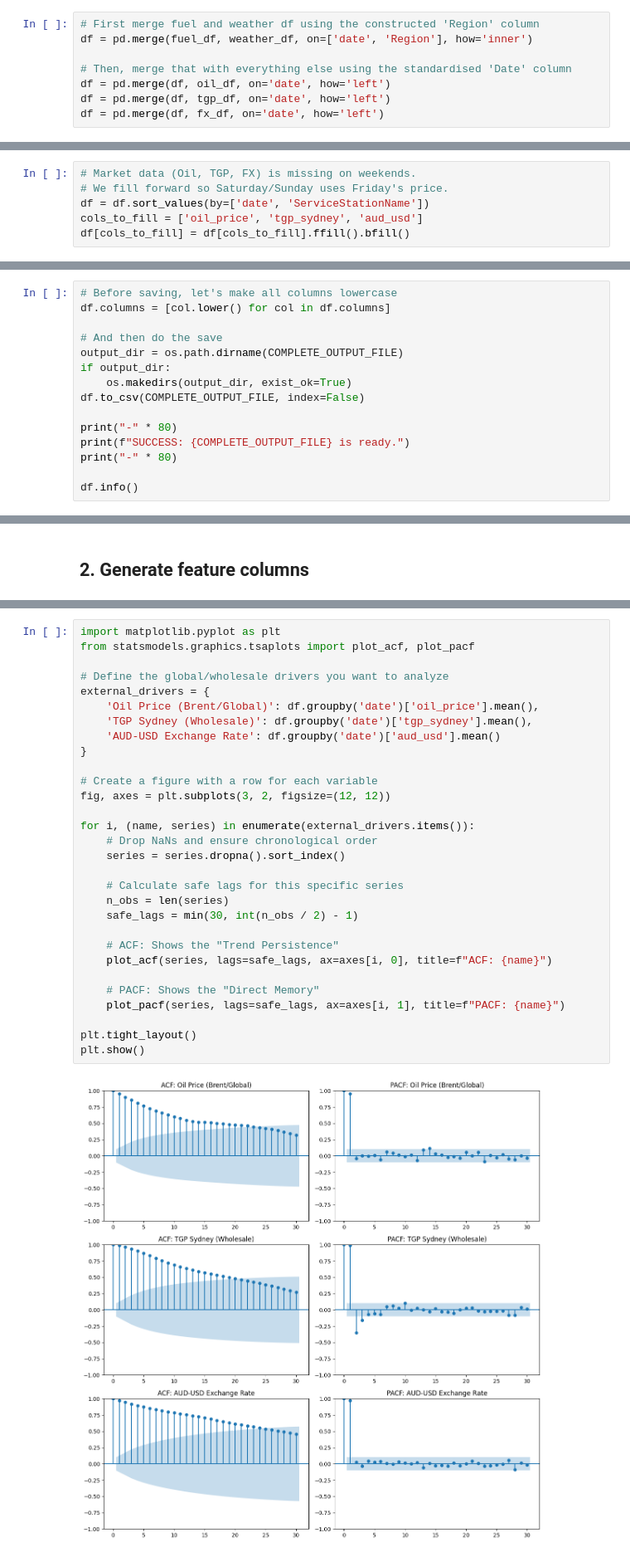
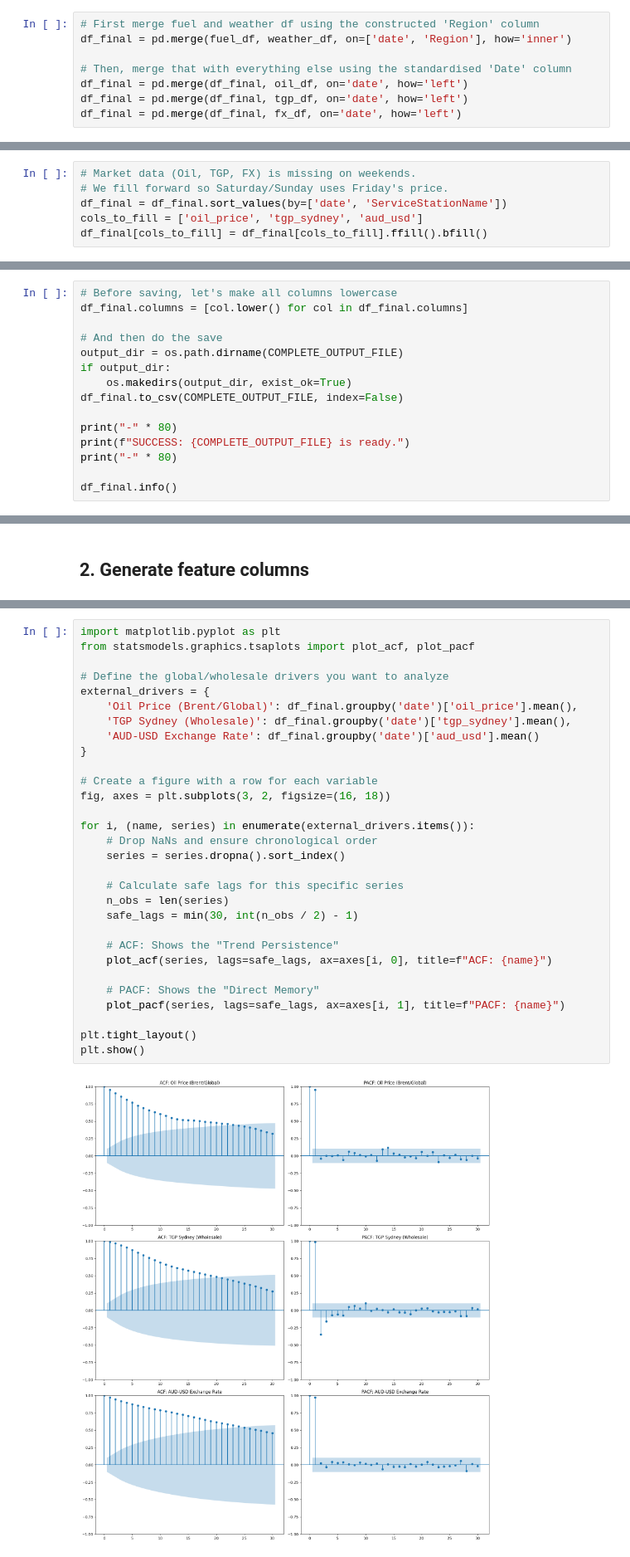
Before and after one commit to tim-fan1/engg2112, a Jupyter notebook: main.ipynb, the cells around one changed output, grey strips where cells are left out. Shown at 83% size. Drawn from its saved outputs; the diff is of its cells as text.

Commit message:
merge tim/pricedelta into tim/validation

```diff
--- a/main.ipynb
+++ b/main.ipynb
@@ -103,37 +102,37 @@ fuel_df['Region'] = fuel_df['Postcode'].apply(assign_region)
 ### (d) Merging individual datasets
 # %%
 # First merge fuel and weather df using the constructed 'Region' column
-df = pd.merge(fuel_df, weather_df, on=['date', 'Region'], how='inner')
+df_final = pd.merge(fuel_df, weather_df, on=['date', 'Region'], how='inner')
 
 # Then, merge that with everything else using the standardised 'Date' column
-df = pd.merge(df, oil_df, on='date', how='left')
-df = pd.merge(df, tgp_df, on='date', how='left')
-df = pd.merge(df, fx_df, on='date', how='left')
+df_final = pd.merge(df_final, oil_df, on='date', how='left')
+df_final = pd.merge(df_final, tgp_df, on='date', how='left')
+df_final = pd.merge(df_final, fx_df, on='date', how='left')
 # %% [markdown]
 ### (e) Filling weekend gaps in market data
 # %%
 # Market data (Oil, TGP, FX) is missing on weekends.
 # We fill forward so Saturday/Sunday uses Friday's price.
-df = df.sort_values(by=['date', 'ServiceStationName'])
+df_final = df_final.sort_values(by=['date', 'ServiceStationName'])
 cols_to_fill = ['oil_price', 'tgp_sydney', 'aud_usd']
-df[cols_to_fill] = df[cols_to_fill].ffill().bfill()
+df_final[cols_to_fill] = df_final[cols_to_fill].ffill().bfill()
 # %% [markdown]
 ### (f) Saving complete dataset to output file
 # %%
 # Before saving, let's make all columns lowercase
-df.columns = [col.lower() for col in df.columns]
+df_final.columns = [col.lower() for col in df_final.columns]
 
 # And then do the save
 output_dir = os.path.dirname(COMPLETE_OUTPUT_FILE)
 if output_dir:
     os.makedirs(output_dir, exist_ok=True)
-df.to_csv(COMPLETE_OUTPUT_FILE, index=False)
+df_final.to_csv(COMPLETE_OUTPUT_FILE, index=False)
 
 print("-" * 80)
 print(f"SUCCESS: {COMPLETE_OUTPUT_FILE} is ready.")
 print("-" * 80)
 
-df.info()
+df_final.info()
 # %% [output]
 --------------------------------------------------------------------------------
 SUCCESS: datasets/YEAR_COMPLETE_DATASET.csv is ready.
@@ -159,32 +158,32 @@ memory usage: 20.8+ MB
 # %%
 import matplotlib.pyplot as plt
 from statsmodels.graphics.tsaplots import plot_acf, plot_pacf
 
 # Define the global/wholesale drivers you want to analyze
 external_drivers = {
-    'Oil Price (Brent/Global)': df.groupby('date')['oil_price'].mean(),
-    'TGP Sydney (Wholesale)': df.groupby('date')['tgp_sydney'].mean(),
-    'AUD-USD Exchange Rate': df.groupby('date')['aud_usd'].mean()
+    'Oil Price (Brent/Global)': df_final.groupby('date')['oil_price'].mean(),
+    'TGP Sydney (Wholesale)': df_final.groupby('date')['tgp_sydney'].mean(),
+    'AUD-USD Exchange Rate': df_final.groupby('date')['aud_usd'].mean()
 }
 
 # Create a figure with a row for each variable
-fig, axes = plt.subplots(3, 2, figsize=(12, 12))
+fig, axes = plt.subplots(3, 2, figsize=(16, 18))
 
 for i, (name, series) in enumerate(external_drivers.items()):
     # Drop NaNs and ensure chronological order
     series = series.dropna().sort_index()
 
     # Calculate safe lags for this specific series
     n_obs = len(series)
     safe_lags = min(30, int(n_obs / 2) - 1)
 
     # ACF: Shows the "Trend Persistence"
     plot_acf(series, lags=safe_lags, ax=axes[i, 0], title=f"ACF: {name}")
 
     # PACF: Shows the "Direct Memory"
     plot_pacf(series, lags=safe_lags, ax=axes[i, 1], title=f"PACF: {name}")
 
 plt.tight_layout()
 plt.show()
 # %% [output]
-[figure, old version]
+[figure, new version]
```
Also changed, not shown: parts of 34 cells of this notebook.
